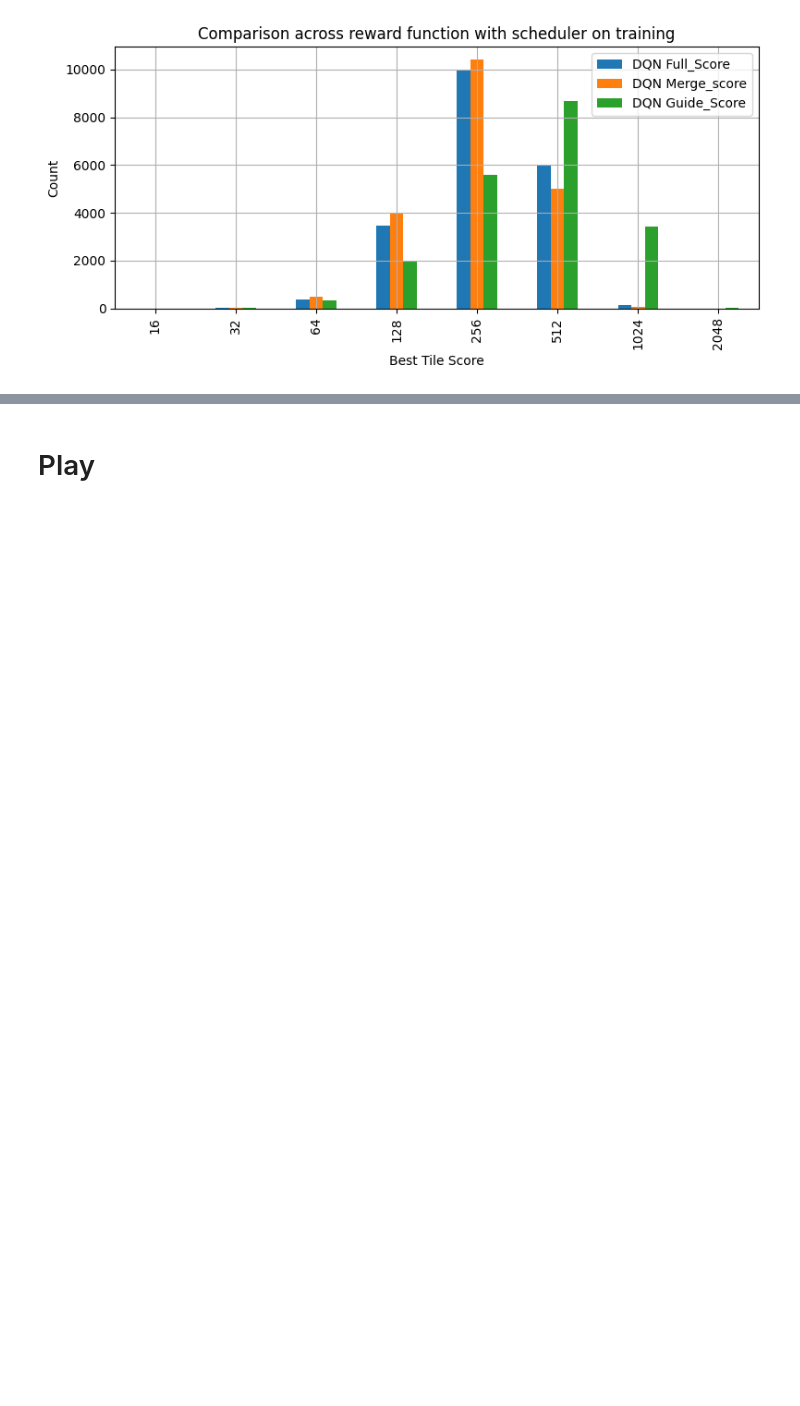
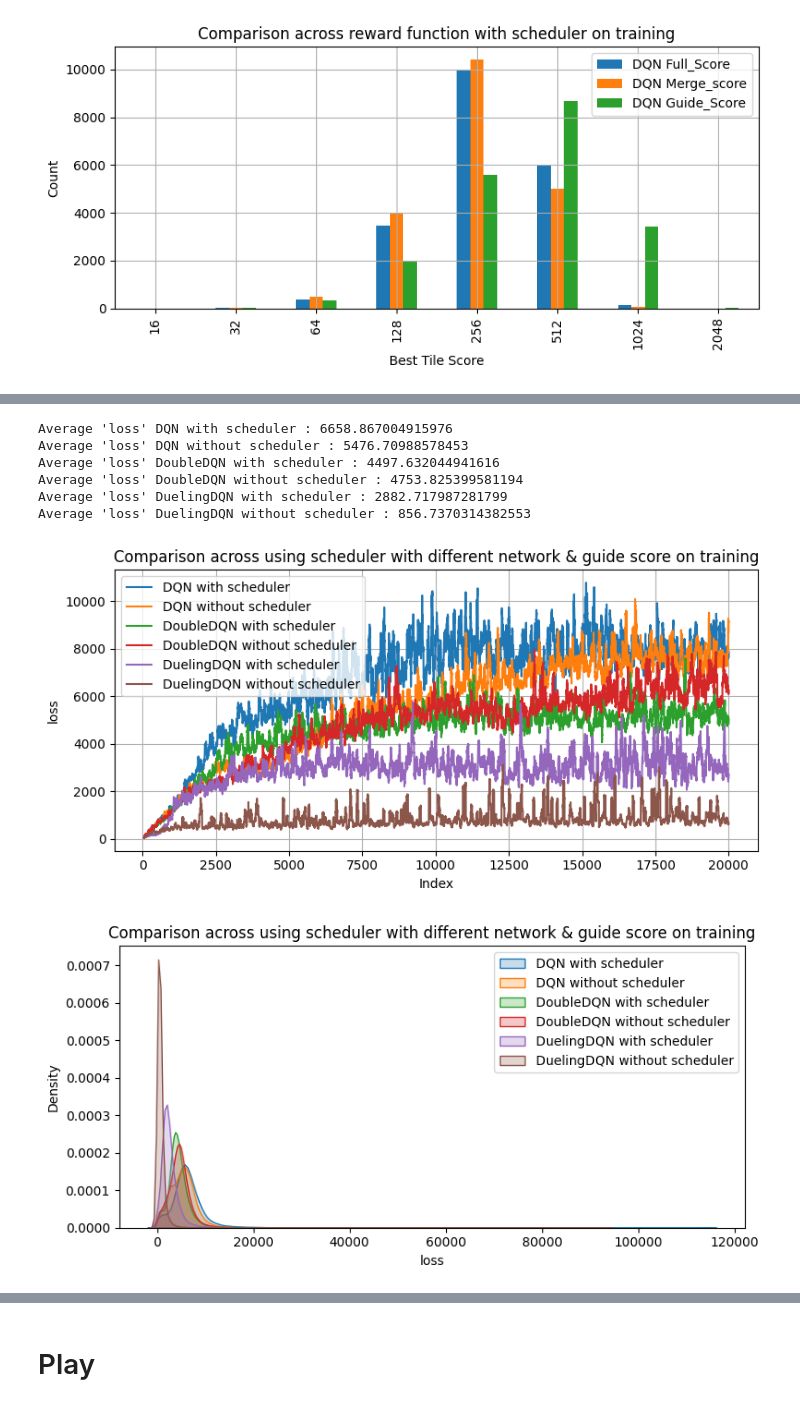
Before and after one commit to HBBEEP/DRL_FinalProject, a Jupyter notebook: plot.ipynb, the cells around one changed output, grey strips where cells are left out. Drawn from its saved outputs; the diff is of its cells as text; code cells hidden in the pictures; blank space fills up the shorter version.

```diff
--- a/plot.ipynb
+++ b/plot.ipynb
@@ -170,0 +171,31 @@ Average 'episode_score' DuelingDQN without scheduler : 6025.3562
+# %%
+Train_guide_sche_files = [
+    r"C:\STORAGE\FIBO\Sem_4_2\DRL\DRL_final\DQN_policy_exp4\train_log.csv",
+    r"C:\STORAGE\FIBO\Sem_4_2\DRL\DRL_final\DQN_policy_exp9_guide_no_sheduler\train_log.csv",
+    r"C:\STORAGE\FIBO\Sem_4_2\DRL\DRL_final\DoubleDQN_policy_exp2\train_log.csv",
+    r"C:\STORAGE\FIBO\Sem_4_2\DRL\DRL_final\DoubleDQN_policy_exp3\train_log.csv",
+    r"C:\STORAGE\FIBO\Sem_4_2\DRL\DRL_final\DuelingDQN_policy_exp2\train_log.csv",
+    r"C:\STORAGE\FIBO\Sem_4_2\DRL\DRL_final\DuelingDQN_policy_exp3\train_log.csv",
+]
+Train_guide_sche_labels = [
+    r"DQN with scheduler",
+    r"DQN without scheduler",
+    r"DoubleDQN with scheduler",
+    r"DoubleDQN without scheduler",
+    r"DuelingDQN with scheduler",
+    r"DuelingDQN without scheduler",
+]
+
+calculate_average_score(Train_guide_sche_files,Train_guide_sche_labels,'loss')
+plot_episode_scores(Train_guide_sche_files,'loss',Train_guide_sche_labels,'Comparison across using scheduler with different network & guide score on training',window=50,figsize=(8, 4))
+plot_episode_score_distribution(Train_guide_sche_files,'loss',Train_guide_sche_labels,'Comparison across using scheduler with different network & guide score on training',figsize=(8, 4))
+plot_best_tile_score_distribution(Train_guide_sche_files,Train_guide_sche_labels,'Comparison across using scheduler with different network & guide score on training',figsize=(8, 4))
+# %% [output]
+Average 'loss' DQN with scheduler : 6658.867004915976
+Average 'loss' DQN without scheduler : 5476.70988578453
+Average 'loss' DoubleDQN with scheduler : 4497.632044941616
+Average 'loss' DoubleDQN without scheduler : 4753.825399581194
+Average 'loss' DuelingDQN with scheduler : 2882.717987281799
+Average 'loss' DuelingDQN without scheduler : 856.7370314382553
+[figure, added]
+[figure, added]
```
Also changed, not shown: parts of 2 cells of this notebook, 7 other files.
